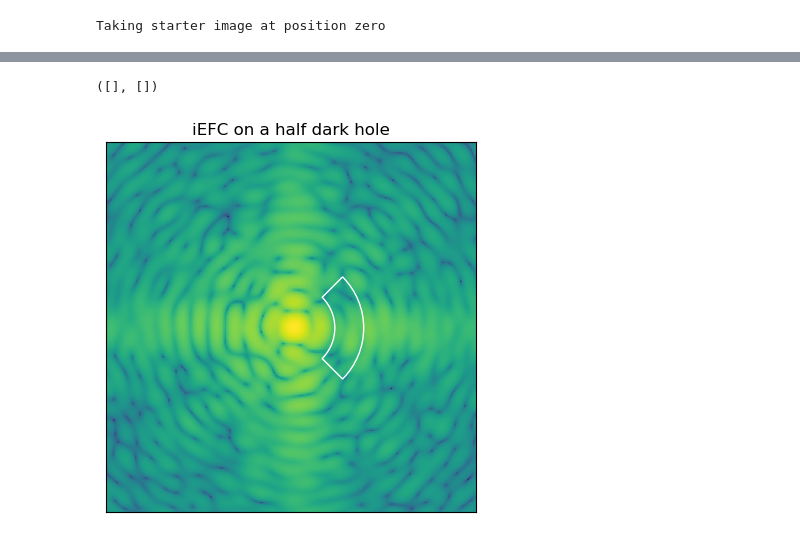
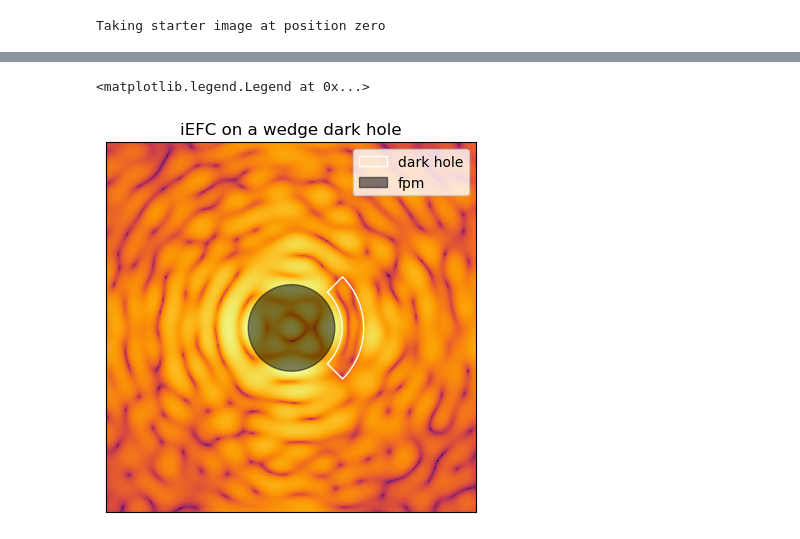
Before and after one commit to Jashcraf/poi, a Jupyter notebook: demo_keck_iefc.ipynb, the cells around one changed output, grey strips where cells are left out. Cells and saved outputs as stored; diff of their text form; code cells hidden in the pictures.

```diff
--- a/demo_keck_iefc.ipynb
+++ b/demo_keck_iefc.ipynb
@@ -188,4 +223,23 @@ def fwd(pupil_wfe=np.ones_like(wvfnt)):
                                 wavelength=WVL, # microns
                                 output_dx=dx_img, # microns
                                 output_samples=wvfnt.shape[0])
+
+    focal *= fpm
+
+    lyot = unfocus_fixed_sampling(focal,
+                                input_dx=dx_img, # um pupil
+                                prop_dist=EFL, # mm focal length
+                                wavelength=WVL, # microns
+                                output_dx=Dpup / wvfnt.shape[0], # mm
+                                output_samples=wvfnt.shape[0])
+
+    lyot *= LS
+
+    focal = focus_fixed_sampling(lyot,
+                                input_dx=Dpup / wvfnt.shape[0], # mm pupil
+                                prop_dist=EFL, # mm focal length
+                                wavelength=WVL, # microns
+                                output_dx=dx_img, # microns
+                                output_samples=wvfnt.shape[0])
+
     return focal
@@ -193,7 +252,7 @@ def fwd(pupil_wfe=np.ones_like(wvfnt)):
 from poi.efc import iEFC
 
 iefc = iEFC(fwd, dm, modes, [probe1, probe2], dark_hole,
-            probe_amplitude=1e-1, # radians
+            probe_amplitude=5e-2, # radians
             mode_amplitude=1e-1)
 # %%
 iefc.calibrate()
@@ -212,7 +271,11 @@ plt.colorbar()
 # %%
 # try step forward
+energy = []
+mean_in_dh = []
 for i in range(10):
-    iefc.step()
+    img = iefc.step()
+    mean_in_dh.append(np.mean(img[iefc.dh==1]))
+    energy.append(np.sum(iefc.images[-1]))
 # %% [output]
 Taking starter image at position zero
 # %%
@@ -225,16 +291,24 @@ plt.yscale("log")
 # %%
-from matplotlib.patches import Wedge
-plt.imshow(np.log10(iefc.images[1]))
-plt.title("iEFC on a half dark hole")
+from matplotlib.patches import Wedge, Circle
+SHOW_DH = True
+plt.imshow(np.log10(iefc.images[1]), cmap="inferno")
+plt.title("iEFC on a wedge dark hole")
 ax = plt.gca()
 
 # set up dark hole
 scale = Dpup / dx_img / WVL
 dh_region = Wedge((128, 128), r= OWA * scale, width=(OWA - IWA) * scale,
-                  theta1=-45, theta2=45, facecolor="None", edgecolor="w")
-ax.add_patch(dh_region)
+                  theta1=-45, theta2=45, facecolor="None", edgecolor="w",
+                  label="dark hole")
+
+fpm_region = Circle((128, 128), 3 * scale, alpha=0.5, color='k', label="fpm")
+
+if SHOW_DH:
+    ax.add_patch(dh_region)
+    ax.add_patch(fpm_region)
 plt.xticks([],[])
 plt.yticks([],[])
+plt.legend()
 # %% [output]
-([], [])
+<matplotlib.legend.Legend at 0x...>
-[figure, old version]
+[figure, new version]
```
Also changed, not shown: parts of 16 cells of this notebook, 4 other files.
